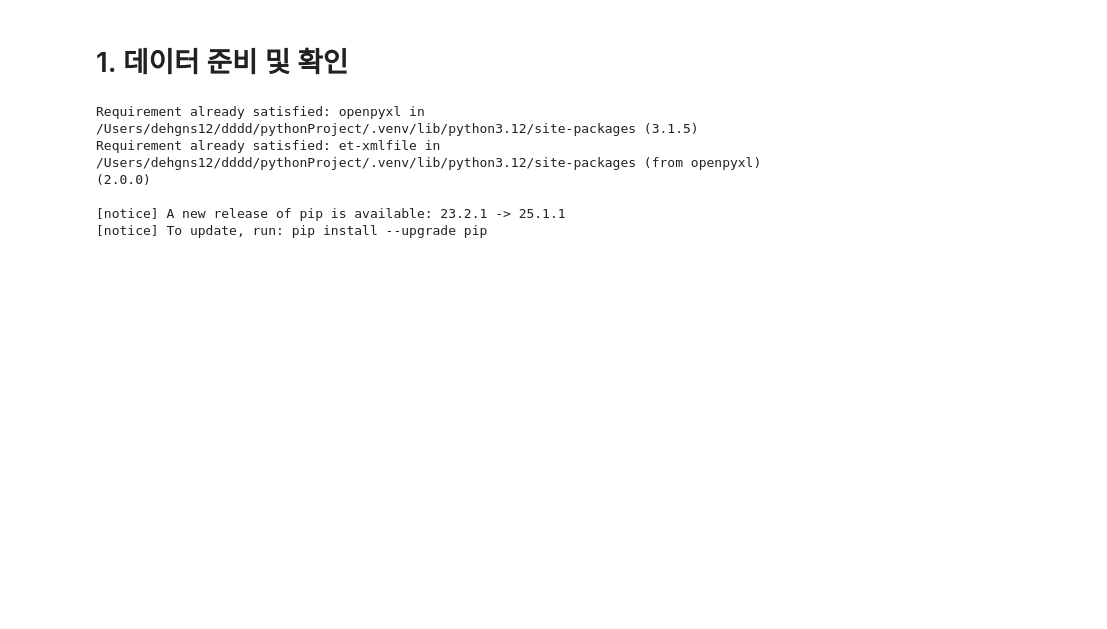
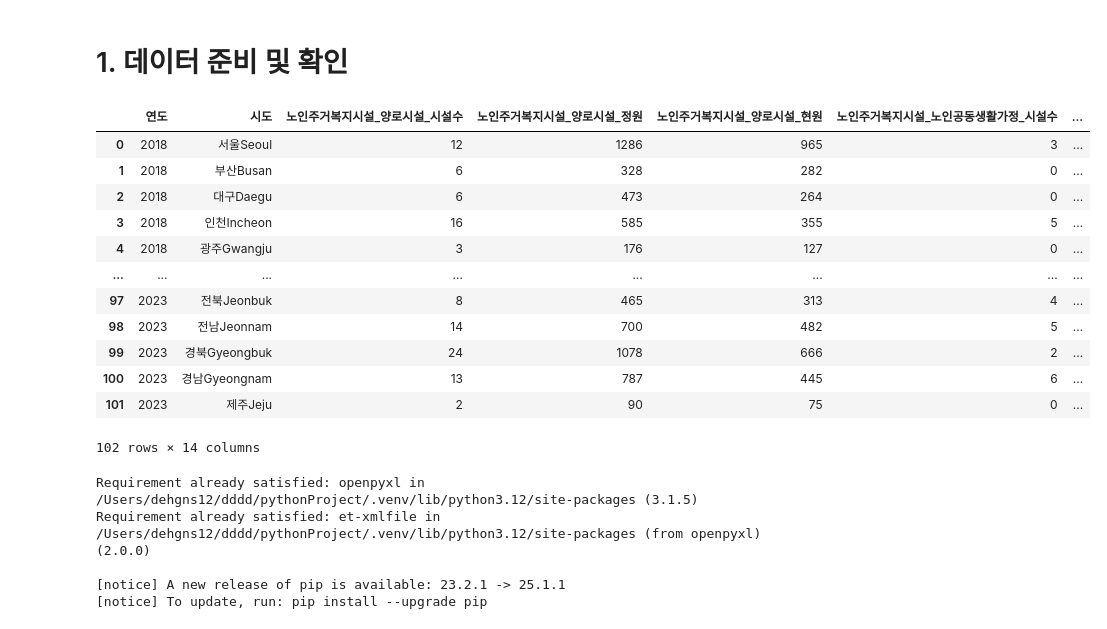
Before and after one commit to dohun08/on-dongnea, a Jupyter notebook: main.ipynb, the cells around one changed output. Saved outputs shown, nothing was run; the diff lists cells and outputs as text; code cells hidden in the pictures; blank space fills up the shorter version.

```diff
--- a/main.ipynb
+++ b/main.ipynb
@@ -28,6 +28,22 @@ one_family_df = pd.read_csv('data/독거노인가구ᄇ
 public_health_center = pd.read_csv('data/보건복지부현황.csv', encoding='cp949')
 elderly_welfare = pd.read_csv('data/보건복지부_노인복지 생활시설 수 및 생활자 현황_시설 종류별_시도별_20231231.csv', encoding='cp949')
 mental_health = pd.read_excel('data/기초정신건강복지센터+현황.xlsx')
+# %%
+elderly_welfare
+# %% [output]
+|  | 연도 | 시도 | 노인주거복지시설_양로시설_시설수 | 노인주거복지시설_양로시설_정원 | 노인주거복지시설_양로시설_현원 | 노인주거복지시설_노인공동생활가정_시설수 | ... |
+| 0 | 2018 | 서울Seoul | 12 | 1286 | 965 | 3 | ... |
+| 1 | 2018 | 부산Busan | 6 | 328 | 282 | 0 | ... |
+| 2 | 2018 | 대구Daegu | 6 | 473 | 264 | 0 | ... |
+| 3 | 2018 | 인천Incheon | 16 | 585 | 355 | 5 | ... |
+| 4 | 2018 | 광주Gwangju | 3 | 176 | 127 | 0 | ... |
+| ... | ... | ... | ... | ... | ... | ... | ... |
+| 97 | 2023 | 전북Jeonbuk | 8 | 465 | 313 | 4 | ... |
+| 98 | 2023 | 전남Jeonnam | 14 | 700 | 482 | 5 | ... |
+| 99 | 2023 | 경북Gyeongbuk | 24 | 1078 | 666 | 2 | ... |
+| 100 | 2023 | 경남Gyeongnam | 13 | 787 | 445 | 6 | ... |
+| 101 | 2023 | 제주Jeju | 2 | 90 | 75 | 0 | ... |
+102 rows × 14 columns
 # %%
 !pip install openpyxl
 # %% [output]
```
Also changed, not shown: parts of 3 cells of this notebook, 4 other files.
